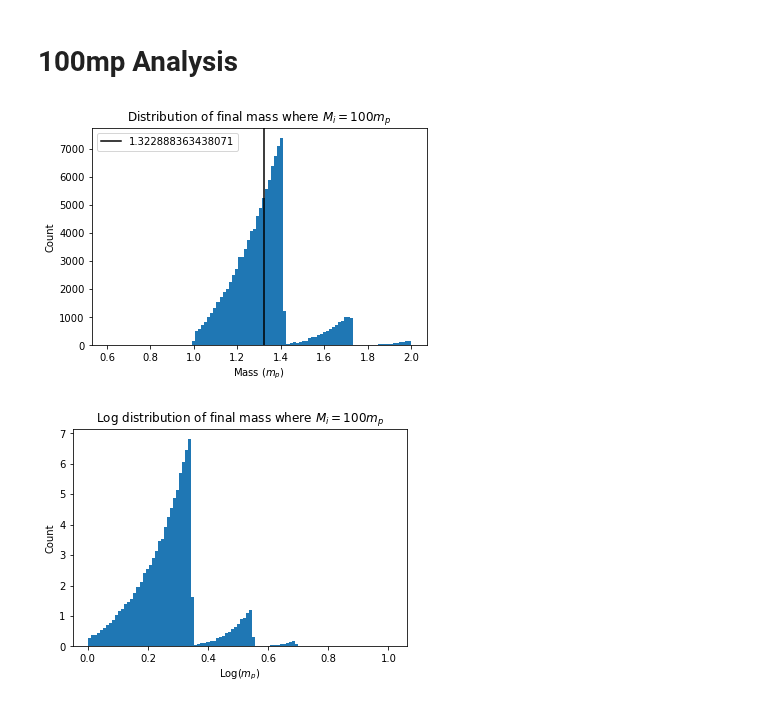
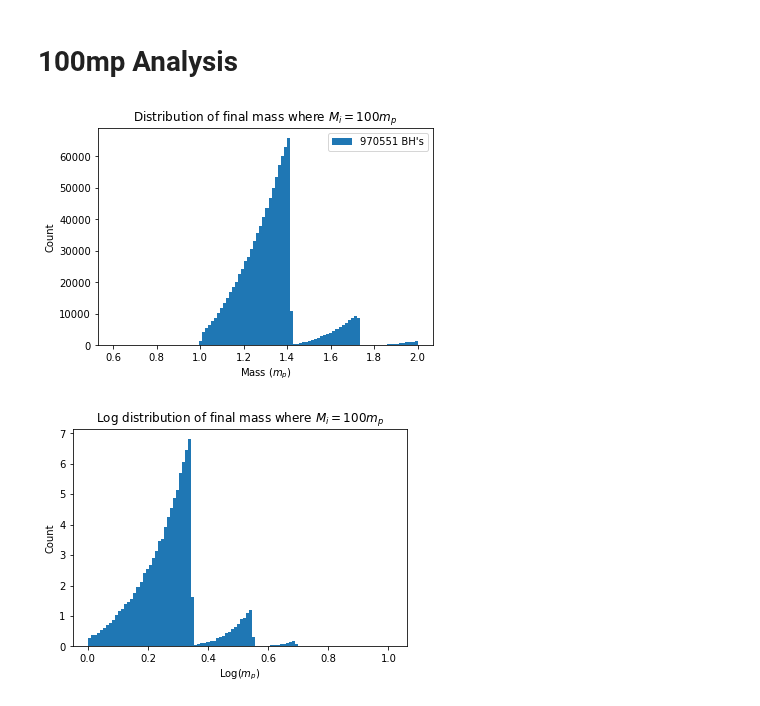
Before and after one commit to qtaylorphys/BH_Extremal, a Jupyter notebook: Analysis.ipynb, the cells around one changed output. Drawn from its saved outputs; the diff is of its cells as text; code cells hidden in the pictures.

```diff
--- a/Analysis.ipynb
+++ b/Analysis.ipynb
@@ -93,24 +93,24 @@ fig.savefig(f"/home/qtaylor/BH_extremal/Outputs/Bias_Plots_stacked.png")
 # %% [markdown]
 # 100mp Analysis
 # %%
-mass100 = np.loadtxt("/home/qtaylor/BH_extremal/Outputs/M_100.txt", delimiter = ',')
+mass100 = np.loadtxt("/home/qtaylor/BH_extremal/Outputs/M100.txt", delimiter = ',')
 f100 = mass100[:,2]
 a100 = np.where(mass100[:,4] == 1)
 avg100 = np.mean(f100[a100])
 # print("Number of Extremal BH's for M_i = 100 mp:", len(fmass100[a100]))
 # print(a100)
 # %%
-plt.hist(f100[a100], bins = 100, density = False, alpha = 1, range = (0.6,2))
+plt.hist(f100[a100], bins = 100, density = False, alpha = 1, range = (0.6,2), label = f"{N100} BH's")
 #plt.hist(f100, bins = 100, density = False, color = 'red', alpha = 0.3, range = (0.6,2))
-plt.axvline(avg100, color = 'black', label = avg100)
+#plt.axvline(avg100, color = 'black', label = f"{avg100:.2f}")
 plt.legend()
 plt.title("Distribution of final mass where $M_i = 100 m_p$")
 plt.xlabel("Mass ($m_p$)")
 plt.ylabel("Count")
-#plt.savefig("/home/qtaylor/BH_extremal/Outputs/100BH.png")
+plt.savefig("/home/qtaylor/BH_extremal/Outputs/100BH.png")
 plt.show()
 # %% [output]
-[figure, old version]
+[figure, new version]
 # %%
 plt.hist(np.log(f100[a100]), bins = 100, density = True)
 #plt.axvline(np.mean(fmass200[fmass200 > 1]), color = 'black', label = np.mean(fmass200[fmass200 > 1]) )
```
Also changed, not shown: parts of 37 cells of this notebook.
